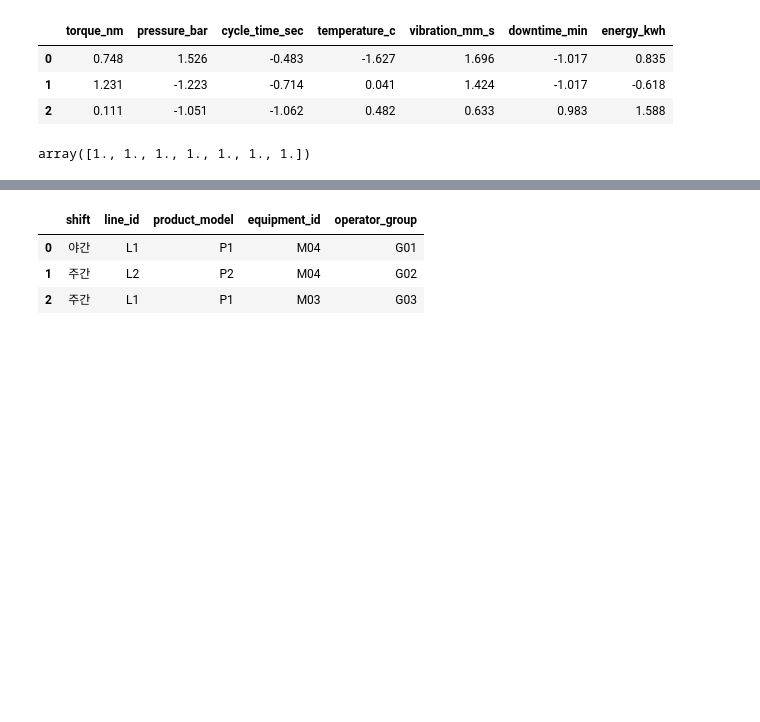
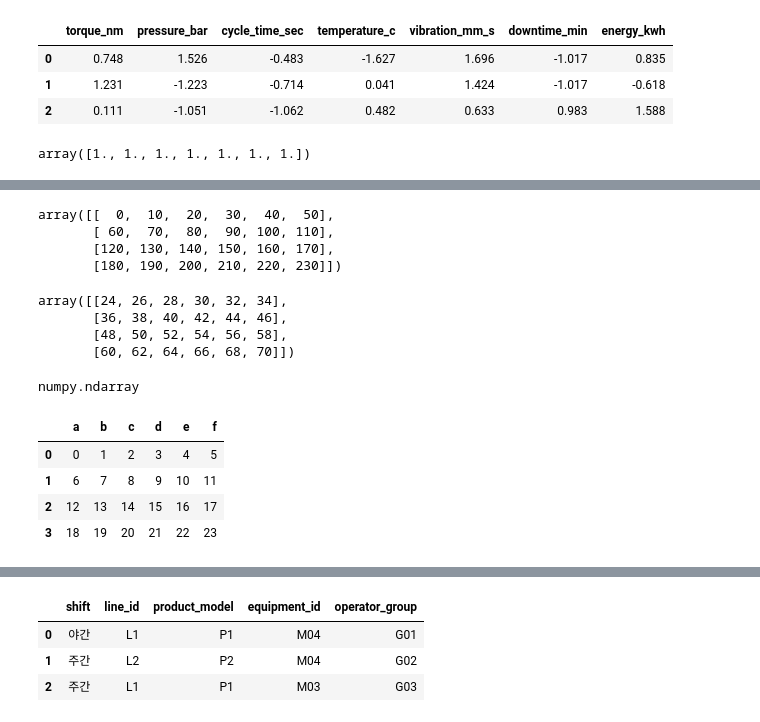
Before and after one commit to jwon03649/jwon, a Jupyter notebook: N01-2_전처리_머신러닝_성능평가.ipynb, the cells around one changed output, grey strips where cells are left out. Cells and saved outputs as stored; diff of their text form; code cells hidden in the pictures; blank space fills up the shorter version.

```diff
--- a/N01-2_전처리_머신러닝_성능평가.ipynb
+++ b/N01-2_전처리_머신러닝_성능평가.ipynb
@@ -320,0 +375,28 @@ array([1., 1., 1., 1., 1., 1., 1.])
+# %%
+x1*10
+# %% [output]
+array([[  0,  10,  20,  30,  40,  50],
+       [ 60,  70,  80,  90, 100, 110],
+       [120, 130, 140, 150, 160, 170],
+       [180, 190, 200, 210, 220, 230]])
+# %%
+x1 + x2
+# %% [output]
+array([[24, 26, 28, 30, 32, 34],
+       [36, 38, 40, 42, 44, 46],
+       [48, 50, 52, 54, 56, 58],
+       [60, 62, 64, 66, 68, 70]])
+# %%
+type(x1)
+# %% [output]
+numpy.ndarray
+# %%
+df1 = pd.DataFrame(x1, columns=['a', 'b', 'c', 'd', 'e', 'f'])
+df2 = pd.DataFrame(x2, columns=['a', 'b', 'c', 'd', 'e', 'f'])
+df1
+# %% [output]
+|  | a | b | c | d | e | f |
+| 0 | 0 | 1 | 2 | 3 | 4 | 5 |
+| 1 | 6 | 7 | 8 | 9 | 10 | 11 |
+| 2 | 12 | 13 | 14 | 15 | 16 | 17 |
+| 3 | 18 | 19 | 20 | 21 | 22 | 23 |
```
Also changed, not shown: parts of 9 cells of this notebook.
